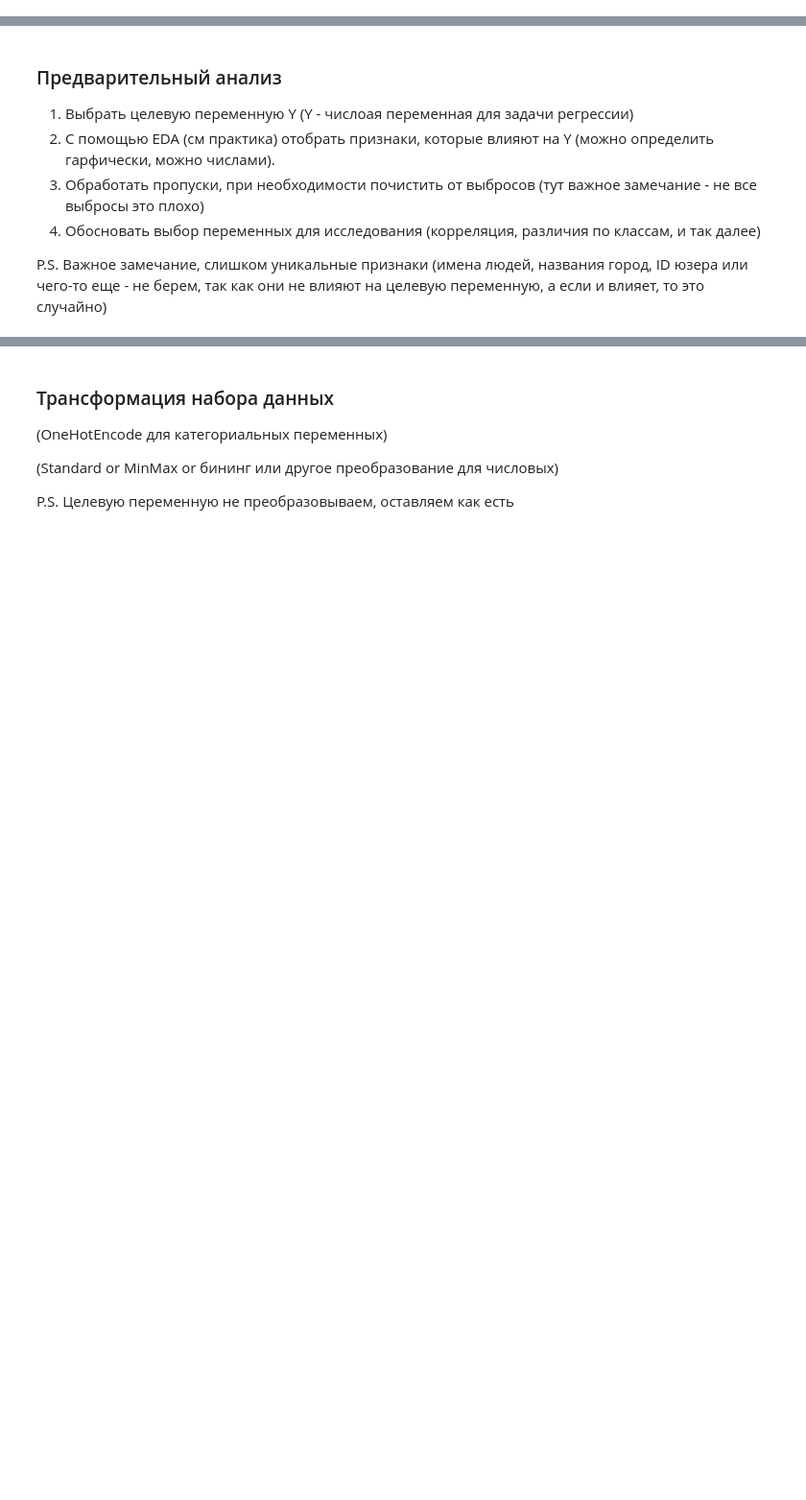
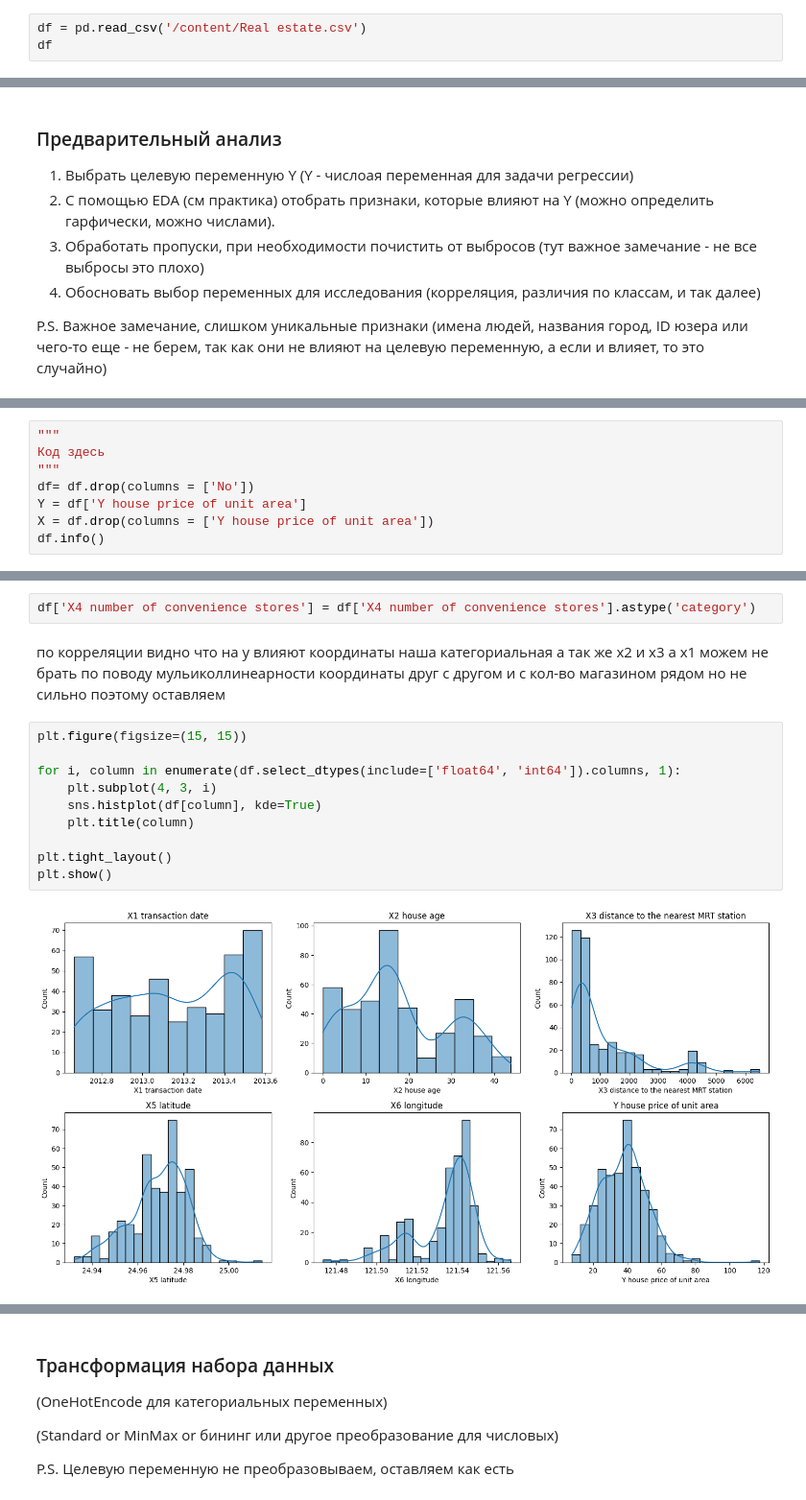
Before and after one commit to fardsnog2/ML_vvsu, a Jupyter notebook: lab5/Задание_5.ipynb, the cells around one changed output, grey strips where cells are left out. Shown at 96% size. Saved outputs shown, nothing was run; the diff lists cells and outputs as text; blank space fills up the shorter version.

```diff
--- a/lab5/Задание_5.ipynb
+++ b/lab5/Задание_5.ipynb
@@ -62,0 +36,3 @@ import pandas
+# %%
+df = pd.read_csv('/content/Real estate.csv')
+df
@@ -76,0 +64,8 @@ P.S. Важное замечание, слишком уникальные при
+# %%
+"""
+Код здесь
+"""
+df= df.drop(columns = ['No'])
+Y = df['Y house price of unit area']
+X = df.drop(columns = ['Y house price of unit area'])
+df.info()
@@ -76,0 +100,16 @@ P.S. Важное замечание, слишком уникальные при
+# %%
+df['X4 number of convenience stores'] = df['X4 number of convenience stores'].astype('category')
+# %% [markdown]
+по корреляции видно что на у влияют координаты наша категориальная а так же х2 и х3 а х1 можем не брать по поводу мульиколлинеарности координаты друг с другом и с кол-во магазином рядом но не сильно поэтому оставляем
+# %%
+plt.figure(figsize=(15, 15))
+
+for i, column in enumerate(df.select_dtypes(include=['float64', 'int64']).columns, 1):
+    plt.subplot(4, 3, i)
+    sns.histplot(df[column], kde=True)
+    plt.title(column)
+
+plt.tight_layout()
+plt.show()
+# %% [output]
+[figure, added]
```
Also changed, not shown: parts of 27 cells of this notebook.
